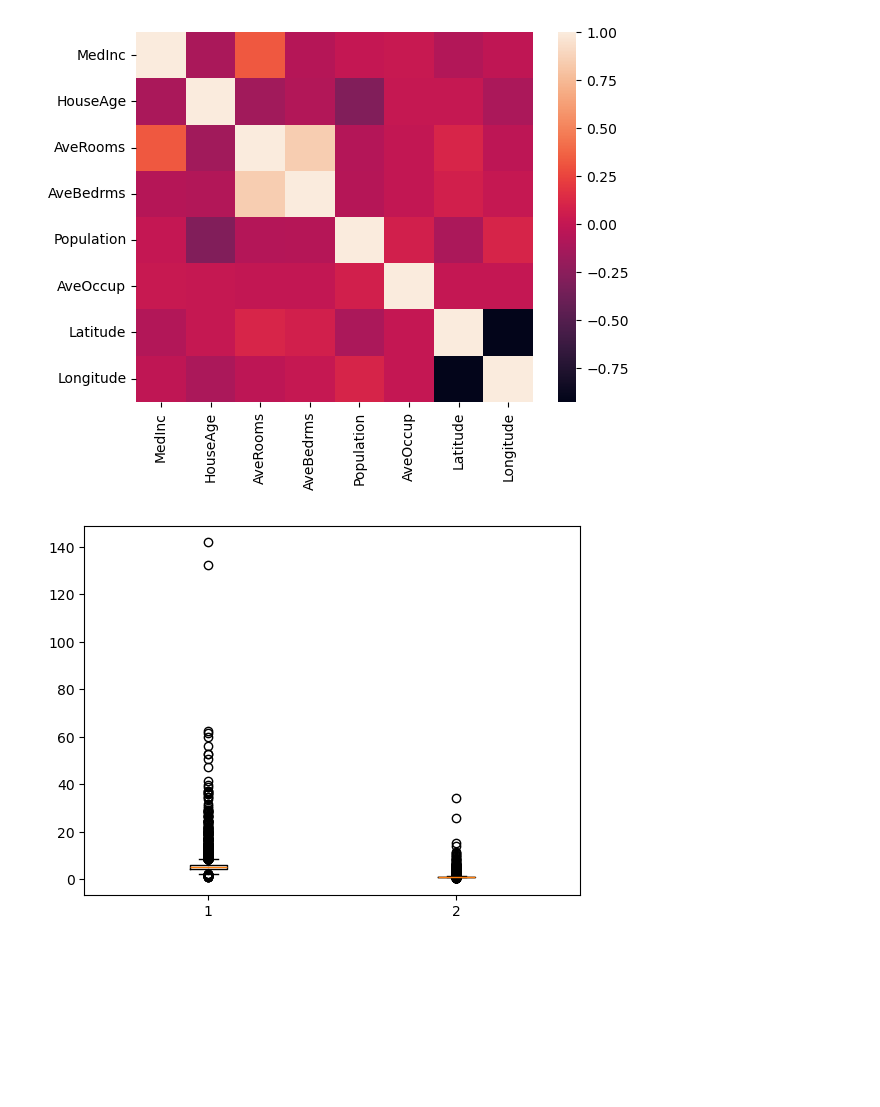
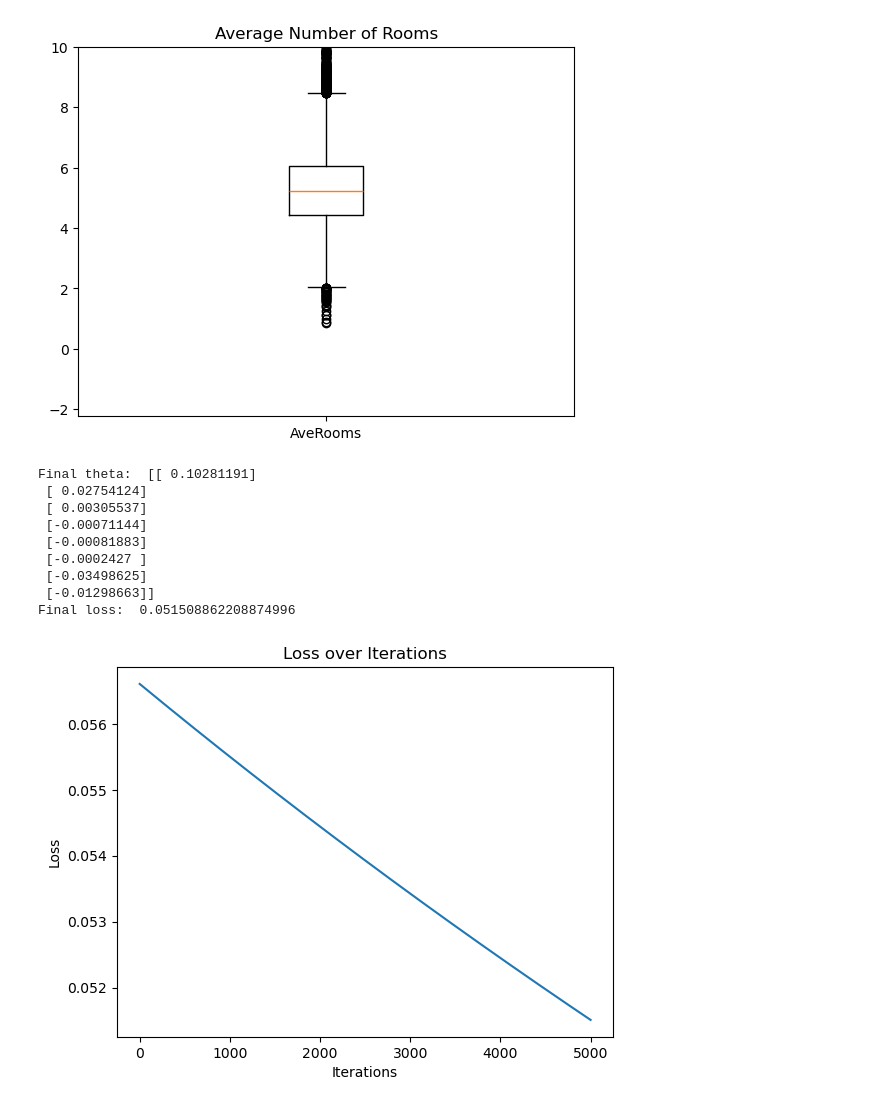
Before and after one commit to IshanKalia/Gradient_Descent, a Jupyter notebook: California_housing.ipynb, the cells around one changed output. Cells and saved outputs as stored; diff of their text form; code cells hidden in the pictures; blank space fills up the shorter version.

```diff
--- a/California_housing.ipynb
+++ b/California_housing.ipynb
@@ -52,23 +5,0 @@ We have a total of 20640 observations. The mean income is 3.87 (Expressed in $10
-# %%
-#Now we check for high multicollinearity between the features. We do this by checking the correlation matrix between the features.
-sns.heatmap(X.corr())
-plt.show()
-#Plotting scatter plots of Average rooms and Average number of bedrooms
-plt.boxplot(X[["AveRooms", "AveBedrms"]])
-#To remove the outliers, I calculate the interquartile range
-q3_rooms = np.quantile(X["AveRooms"], q = 0.75)
-q3_bedrooms = np.quantile(X["AveBedrms"], q = 0.75)
-
-q1_rooms = np.quantile(X["AveRooms"], q = 0.25)
-q1_bedrooms = np.quantile(X["AveBedrms"], q = 0.25)
-
-IQR_rooms = q3_rooms - q1_rooms
-IQR_bedrooms = q3_bedrooms - q1_bedrooms
-
-#There appear to be 2 outliers in the number of rooms - we set these values to NaN
-
-
-plt.show()
-# %% [output]
-[figure, removed]
-[figure, removed]
@@ -74,0 +31,8 @@ plt.show()
+# %%
+X.loc[X["AveRooms"]> 100] = np.nan
+plt.boxplot(x = X["AveRooms"].dropna(), labels = ["AveRooms"])
+plt.ylim(top = 10)
+plt.title("Average Number of Rooms")
+plt.show()
+# %% [output]
+[figure, added]
@@ -74,0 +63,35 @@ plt.show()
+# %%
+loss_list = []
+i = 0
+alpha = 0.0005
+iterations = 5000
+
+X = california_df.drop({"MedHouseVal"}, axis = 1).values
+y_true = california_df["MedHouseVal"].values.reshape(-1,1)
+
+theta = initialize_theta(X)
+for i in range(iterations):
+    y_pred = linear_function(X, theta)
+    loss = loss_function(y_true, y_pred)
+    loss_list.append(loss)
+    theta = update_theta(theta, alpha, X, y_true, y_pred)
+
+print("Final theta: ", theta)
+print("Final loss: ", loss_list[-1])
+
+plt.plot(range(iterations), loss_list)
+plt.xlabel("Iterations")
+plt.ylabel('Loss')
+plt.title("Loss over Iterations")
+plt.show()
+# %% [output]
+Final theta:  [[ 0.10281191]
+ [ 0.02754124]
+ [ 0.00305537]
+ [-0.00071144]
+ [-0.00081883]
+ [-0.0002427 ]
+ [-0.03498625]
+ [-0.01298663]]
+Final loss:  0.051508862208874996
+[figure, added]
```
Also changed, not shown: parts of 10 cells of this notebook.
